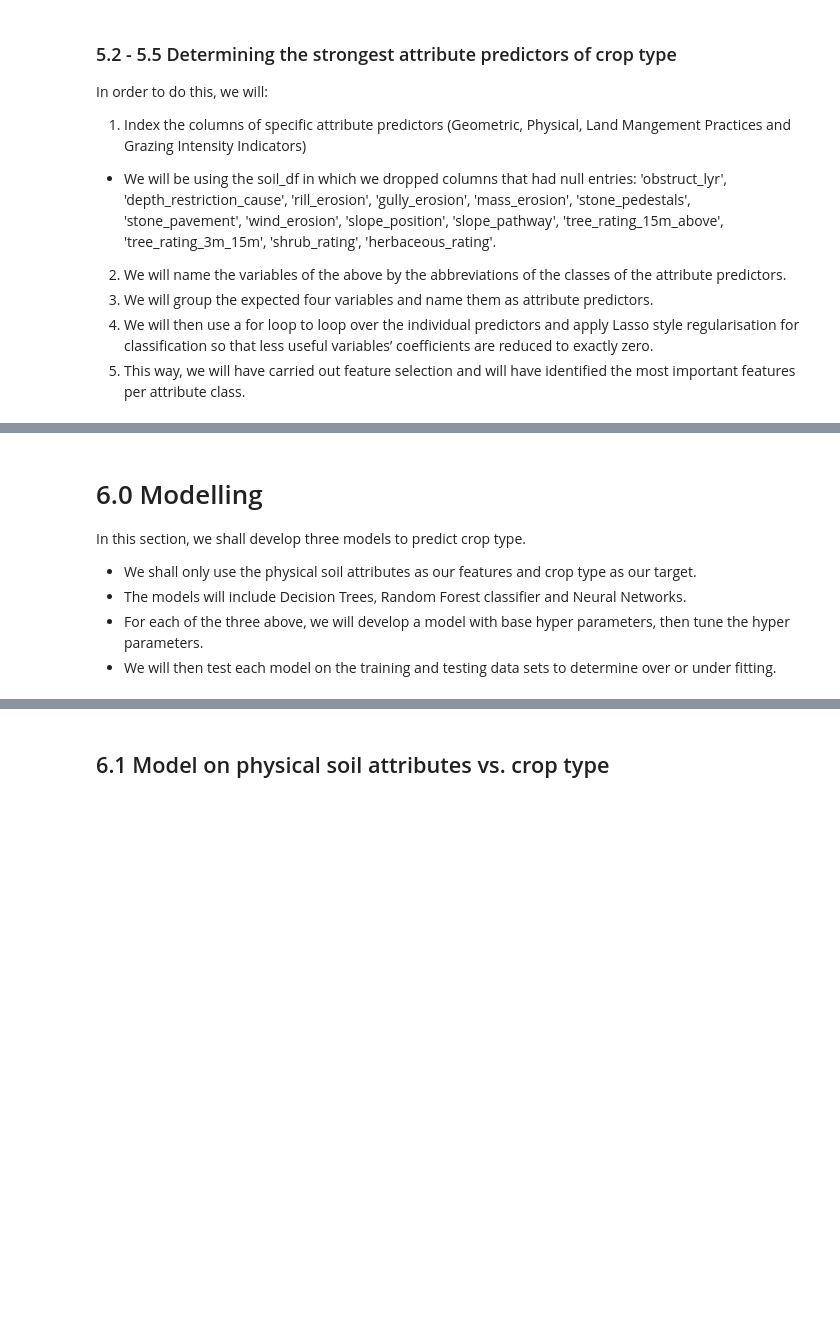
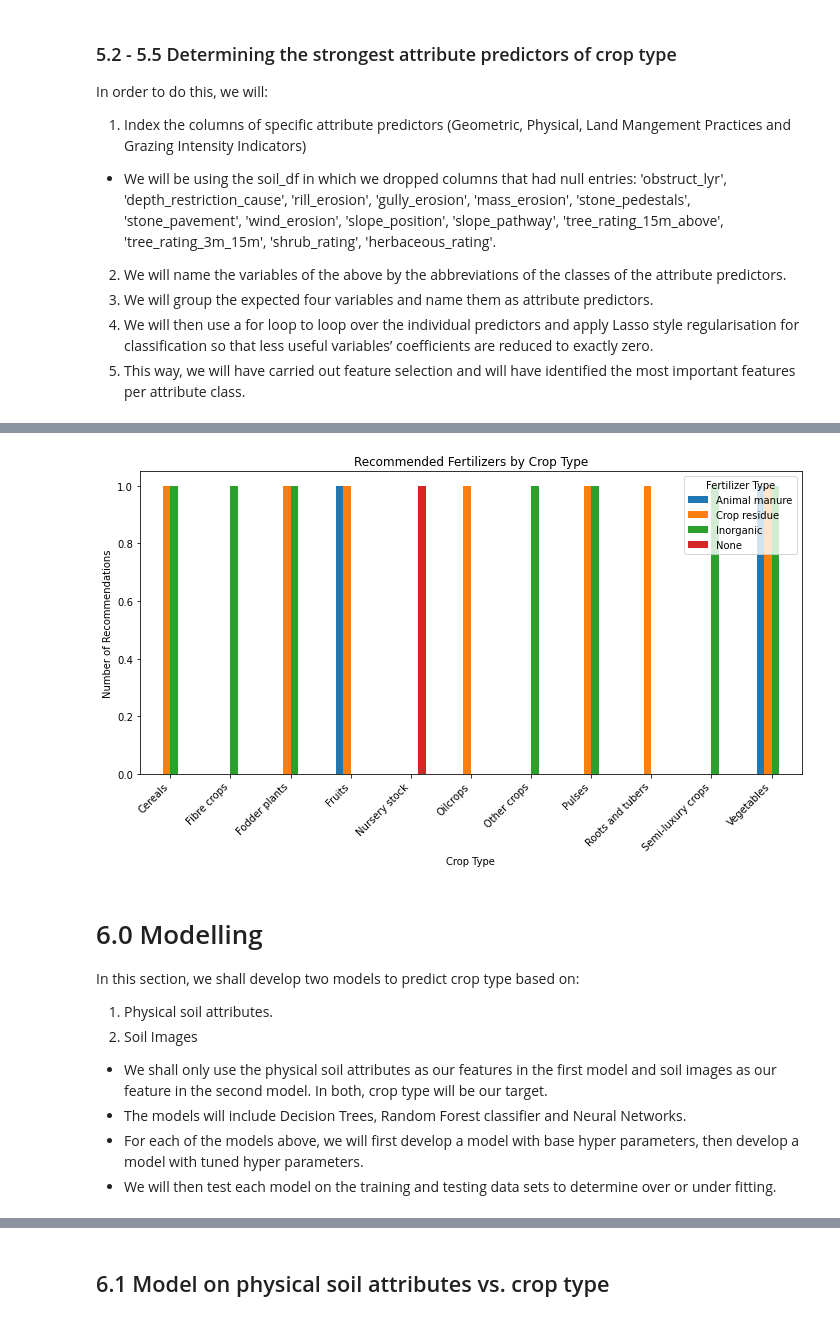
Before and after one commit to thomasamuti-cpu/GrowRight_Afrique, a Jupyter notebook: grow_right_afrique.ipynb, the cells around one changed output, grey strips where cells are left out. Drawn from its saved outputs; the diff is of its cells as text; code cells hidden in the pictures; blank space fills up the shorter version.

```diff
--- a/grow_right_afrique.ipynb
+++ b/grow_right_afrique.ipynb
@@ -1006,9 +1396,63 @@ dtype: float64
+# %%
+# Illustrating the findings above on a bargraph
+# Multi-label recommendations)
+data = [
+    ("Cereals", "Crop residue"),
+    ("Cereals", "Inorganic"),
+
+    ("Fibre crops", "Inorganic"),
+
+    ("Fodder plants", "Crop residue"),
+    ("Fodder plants", "Inorganic"),
+
+    ("Fruits", "Crop residue"),
+    ("Fruits", "Animal manure"),
+
+    ("Nursery stock", "None"),
+
+    ("Oilcrops", "Crop residue"),
+
+    ("Other crops", "Inorganic"),
+
+    ("Pulses", "Crop residue"),
+    ("Pulses", "Inorganic"),
+
+    ("Roots and tubers", "Crop residue"),
+
+    ("Semi-luxury crops", "Inorganic"),
+
+    ("Vegetables", "Crop residue"),
+    ("Vegetables", "Animal manure"),
+    ("Vegetables", "Inorganic"),
+]
+
+df = pd.DataFrame(data, columns=["crop_type", "fertilizer"])
+
+# Create cross-tab (crop types as rows, fertilizers as columns)
+ctab = pd.crosstab(df["crop_type"], df["fertilizer"])
+
+# Plot grouped bar chart
+ctab.plot(kind="bar", figsize=(10,6))
+
+plt.title("Recommended Fertilizers by Crop Type")
+plt.xlabel("Crop Type")
+plt.ylabel("Number of Recommendations")
+plt.xticks(rotation=45, ha="right")
+
+plt.legend(title="Fertilizer Type", loc = 'upper right')
+plt.tight_layout()
+
+plt.show()
+# %% [output]
+[figure, added]
 # %% [markdown]
 # 6.0 Modelling
+In this section, we shall develop two models to predict crop type based on:
+1. Physical soil attributes.
+2. Soil Images
 
-In this section, we shall develop three models to predict crop type.
-* We shall only use the physical soil attributes as our features and crop type as our target.
+* We shall only use the physical soil attributes as our features in the first model and soil images as our feature in the second model. In both, crop type will be our target.
 * The models will include Decision Trees, Random Forest classifier and Neural Networks.
-* For each of the three above, we will develop a model with base hyper parameters, then tune the hyper parameters.
+* For each of the models above, we will first develop a model with base hyper parameters, then develop a model with tuned hyper parameters.
 * We will then test each model on the training and testing data sets to determine over or under fitting.
 # %% [markdown]
```
Also changed, not shown: parts of 78 cells of this notebook, 46 other files.
